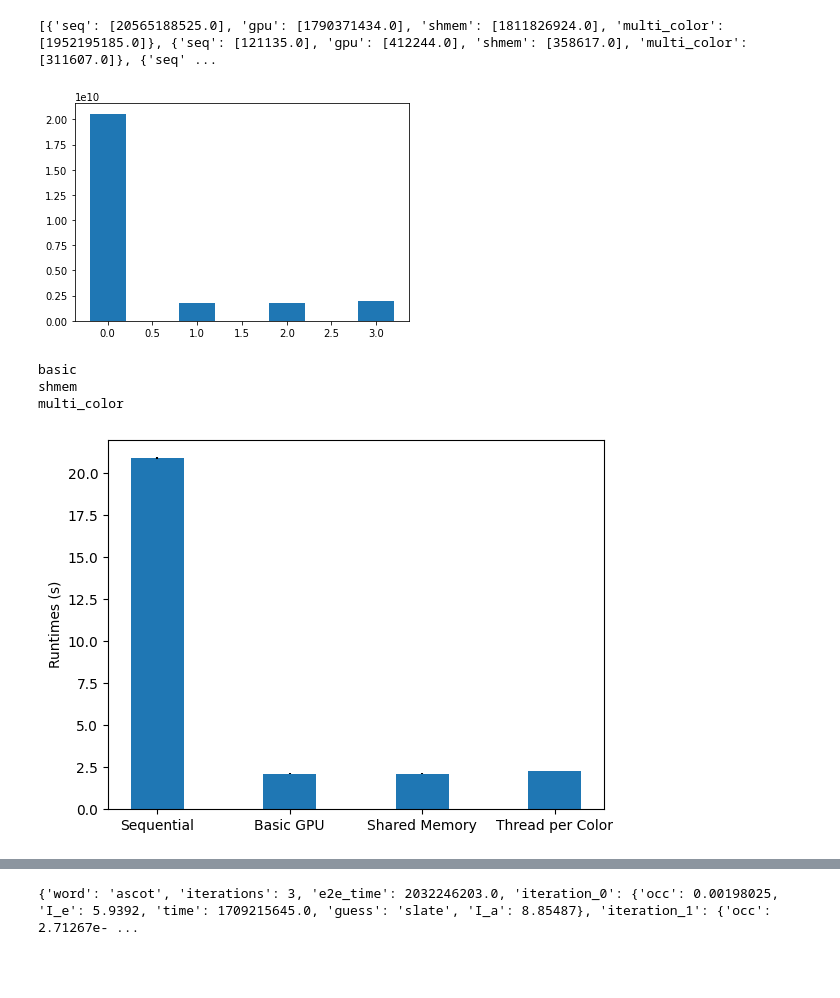
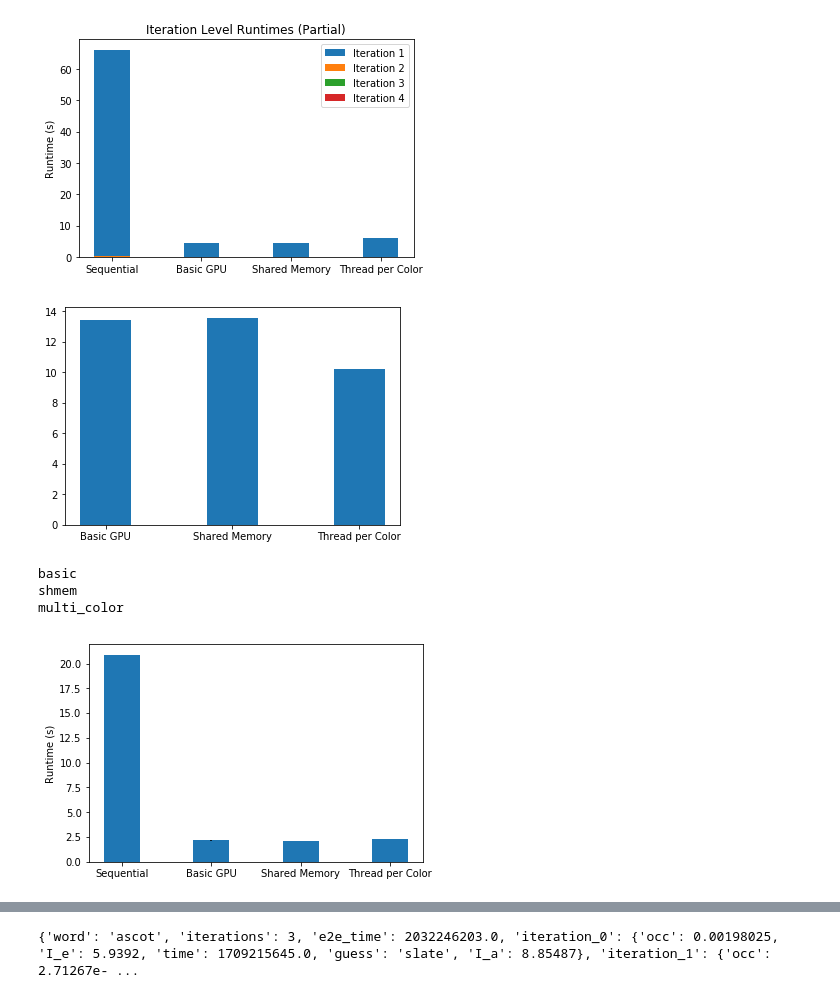
Before and after one commit to AniruddhS24/cuda-wordle, a Jupyter notebook: results.ipynb, the cells around one changed output, grey strips where cells are left out. Cells and saved outputs as stored; diff of their text form; code cells hidden in the pictures; blank space fills up the shorter version.

Commit message:
finished reports and graphs

```diff
--- a/results.ipynb
+++ b/results.ipynb
@@ -104,6 +105,6 @@ print(info['iteration_1']['new_dict_size'])
 # %%
 # def calculate_speedup():
-seeds = [random.randint(0, 1000) for i in range(10)]
+seeds = [random.randint(0, 1000) for i in range(1)]
 speedups = []
 shmem_speedup = []
 multi_color_speedup = []
@@ -113,27 +114,33 @@ gpu_throughput = []
 s_iter = []
 g_iter = []
 throughput = []
-vocab_file = './basic_dictionary/vocab.txt'
-dict_file = './basic_dictionary/potential_words.txt'
+vocab_file = './sentence_large/vocab.txt'
+dict_file = './sentence_large/potential_words.txt'
+issentence = True
 total_results = []
 for seed in seeds:
     seq = Command(vocab_file=vocab_file,
             dict_file = dict_file,
-            seed=seed)
+            seed=seed,
+            sentence=issentence)
     gpu = Command(vocab_file=vocab_file,
             dict_file = dict_file,
             seed=seed,
+            sentence=issentence,
             use_gpu=True)
     shmem = Command(vocab_file=vocab_file,
             dict_file = dict_file,
             seed=seed,
+            sentence=issentence,
             shmem=True)
     multi_color = Command(vocab_file=vocab_file,
             dict_file = dict_file,
             seed=seed,
+            sentence=issentence,
             multi_color=True)
 
     results = {}
+    print(' '.join(form_command(seq)))
     results['seq'] = run_command(seq)
     results['gpu'] = run_command(gpu)
     results['shmem'] = run_command(shmem)
@@ -150,9 +157,12 @@ for seed in seeds:
 
     s_t = []
     g_t = []
+    shmem_t = []
+    multi_t = []
     for it in range(results['seq']['iterations']):
       s_t.append(results['seq'][f'iteration_{it}']['old_dict_size'] / results['seq'][f'iteration_{it}']['time'])
       g_t.append(results['gpu'][f'iteration_{it}']['old_dict_size'] / results['gpu'][f'iteration_{it}']['time'])
+      # shmem_t.append(results['shmem'][f'iteration_{it}']['old_dict_size'] / results['shmem'][f'iteration_{it}']['time'])
 
     seq_throughput.append(s_t)
     gpu_throughput.append(g_t)
@@ -196,57 +228,74 @@ for word_index in range(len(total_results)):
         for iteration in range(word_data[key]['iterations']):
             iteration_level_runtimes[iteration][key].append(word_data[key][f'iteration_{iteration}']['time'])
 
-print(iteration_level_runtimes)
 columns = ['Sequential', 'Basic GPU', 'Shared Memory', 'Thread per Color']
+
+# colors = plt.rcParams['axes.prop_cycle'].by_key()['color']
+
+fig, ax = plt.subplots(1,1)
+# plt.gca().set_color_cycle(colors[1:4])
 for iteration in range(len(iteration_level_runtimes)):
     info = []
     for key in iteration_level_runtimes[iteration].keys():
       info.append(np.mean(iteration_level_runtimes[iteration][key]) / 10**9)
     # if(iteration != 0):
-    plt.bar(np.arange(len(columns)), info, width = 0.4, label=iteration)
+    if not np.isnan(info[0]):
+      # print(len(info))
+      ax.bar(np.arange(len(columns)), info, width = 0.4, label=f'Iteration {iteration + 1}')
+# ax._get_lines.prop_cycler.next()  # python
+
+
+ax.set_title('Iteration Level Runtimes (Partial)')
+ax.legend()
+ax.set_ylabel('Runtime (s)')
+ax.set_xticks(np.arange(len(columns)))
+ax.set_xticklabels(columns)
 plt.show()
 # %% [output]
-[{'seq': [20565188525.0], 'gpu': [1790371434.0], 'shmem': [1811826924.0], 'multi_color': [1952195185.0]}, {'seq': [121135.0], 'gpu': [412244.0], 'shmem': [358617.0], 'multi_color': [311607.0]}, {'seq' ...
-[figure, old version]
+[figure, new version]
+# %%
+columns = ['Basic GPU', 'Shared Memory', 'Thread per Color']
+means = [np.mean(speedups), np.mean(shmem_speedup), np.mean(multi_color_speedup)]
+std = [np.std(speedups), np.std(shmem_speedup), np.std(multi_color_speedup)]
+fig, ax = plt.subplots(1,1)
+
+ax.bar(np.arange(len(columns)), means, yerr=std, width = 0.4)
+ax.set_xticks(np.arange(len(columns)))
+ax.set_xticklabels(columns)
+plt.show()
+# %% [output]
+[figure, added]
 # %%
-columns = ['Basic GPU', 'Shared Memory', 'Thread per Color']
-means = [np.mean(speedups), np.mean(shmem_speedup), np.mean(multi_color_speedup)]
-std = [np.std(speedups), np.std(shmem_speedup), np.std(multi_color_speedup)]
-fig, ax = plt.subplots(1,1)
 
-# ax.bar(np.arange(len(columns)), means, yerr=std, width = 0.4)
-# ax.set_xticks(np.arange(len(columns)))
-# ax.set_xticklabels(columns)
-# plt.show()
 
-# seq_runtimes = [i / 10**9 for i in seq_runtimes]
+adj_seq_runtimes = [i / 10**9 for i in seq_runtimes]
 columns = ['Sequential', 'Basic GPU', 'Shared Memory', 'Thread per Color']
 data = {'basic': speedups, 'shmem': shmem_speedup, 'multi_color': multi_color_speedup}
 runtimes = {'basic': [], 'shmem': [], 'multi_color': []}
 for i in range(len(speedups)):
     for k in runtimes.keys():
         for j in range(len(data[k])):
-            runtimes[k].append(seq_runtimes[j] / data[k][j] )
+            runtimes[k].append(adj_seq_runtimes[j] / (data[k][j]) )
 
 
 means = []
 std = []
-means.append(np.mean(seq_runtimes))
-std.append(np.std(seq_runtimes))
+means.append(np.mean(adj_seq_runtimes))
+std.append(np.std(adj_seq_runtimes))
 for k in runtimes.keys():
     print(k)
     means.append(np.mean(runtimes[k]))
     std.append(np.std(runtimes[k]))
-ax.set_ylabel('Runtimes (s)')
+ax.set_ylabel('Runtime (s)')
 ax.bar(np.arange(len(columns)), means, yerr=std, width = 0.4)
 ax.set_xticks(np.arange(len(columns)))
 ax.set_xticklabels(columns)
 plt.show()
 # %% [output]
 basic
 shmem
 multi_color
-[figure, old version]
+[figure, new version]
 # %%
 def plot_expected_info_distribution():
   seeds = [random.randint(0, 1000) for i in range(1)]
```
Also changed, not shown: parts of 9 cells of this notebook, 9 other files.
